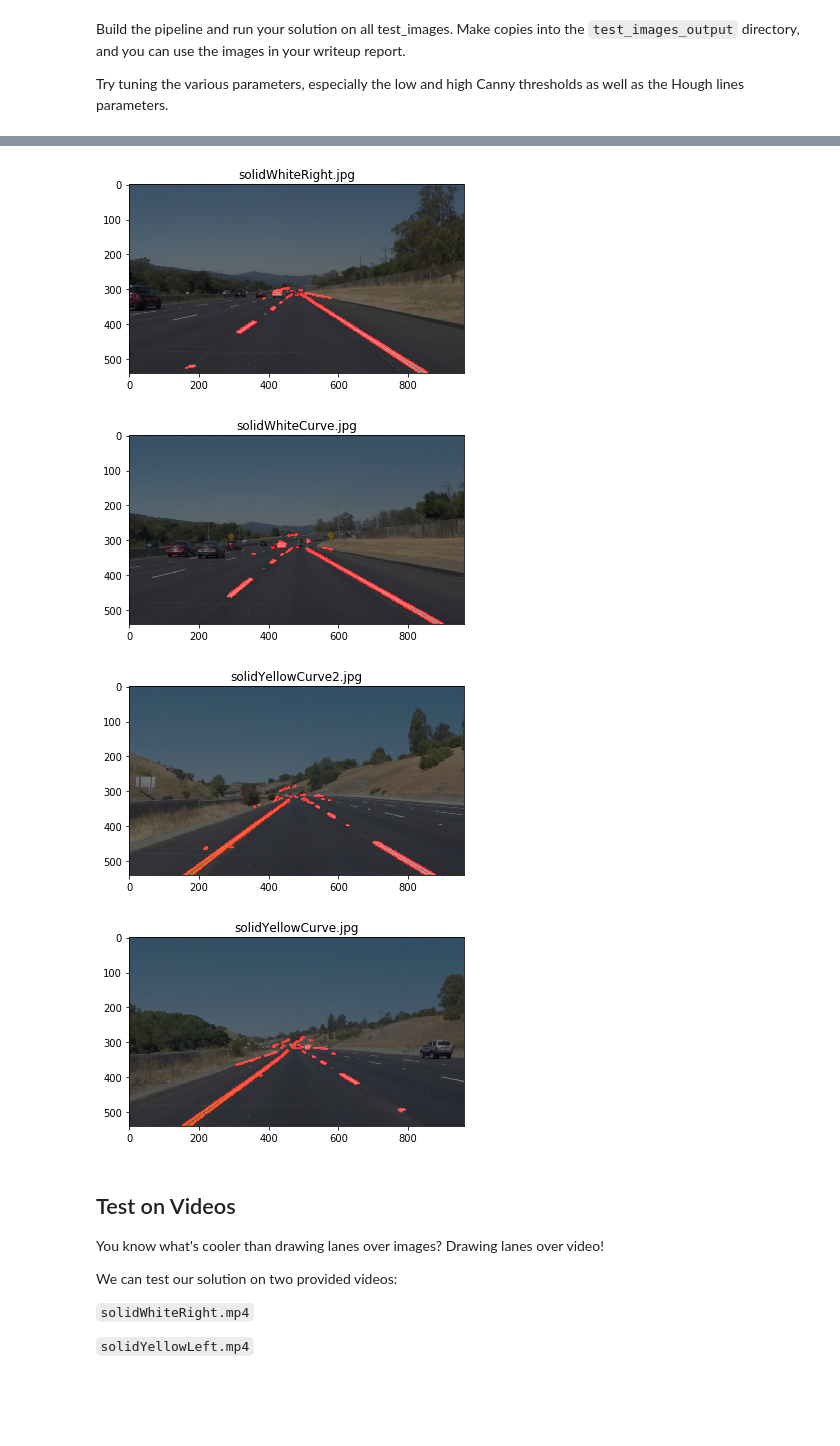
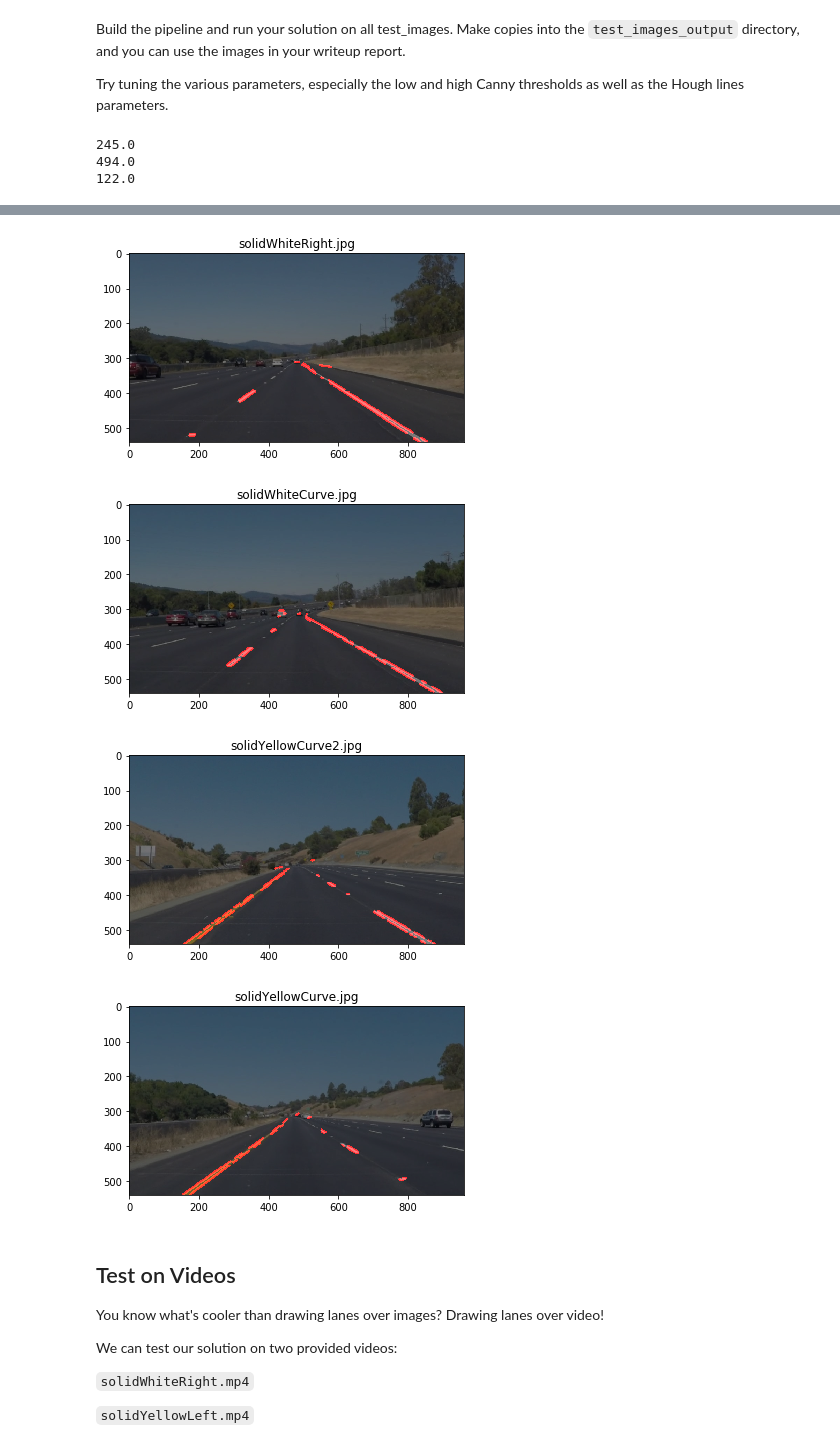
Before and after one commit to imayank/Finding-Lane-Lines-on-the-Road, a Jupyter notebook: P1.ipynb, the cells around one changed output, grey strips where cells are left out. Cells and saved outputs as stored; diff of their text form; code cells hidden in the pictures; blank space fills up the shorter version.

```diff
--- a/P1.ipynb
+++ b/P1.ipynb
@@ -254,9 +281,35 @@ os.listdir("test_images/")
 Build the pipeline and run your solution on all test_images. Make copies into the `test_images_output` directory, and you can use the images in your writeup report.
 
 Try tuning the various parameters, especially the low and high Canny thresholds as well as the Hough lines parameters.
+# %%
+ch = mpimg.imread("test_images/whiteCarLaneSwitch.jpg")
+gry = grayscale(ch)
+blr = gaussian_blur(gry,5)
+sobelx = cv2.Sobel(blr,cv2.CV_64F,1,0,ksize=3)
+sobely = cv2.Sobel(blr,cv2.CV_64F,0,1,ksize=3)
+grad = abs(sobelx)+abs(sobely)
+unique, counts = np.unique(grad.flatten(), return_counts=True)
+med = np.median(unique)
+print(med)
+print(np.max(unique))
+print(np.median(unique[unique<med]))
+# %% [output]
+245.0
+494.0
+122.0
 # %%
 # TODO: Build your pipeline that will draw lane lines on the test_images
 # then save them to the test_images_output directory.
+
+def get_threshold(blr_image):
+    sobelx = cv2.Sobel(blr_image,cv2.CV_64F,1,0,ksize=3)
+    sobely = cv2.Sobel(blr_image,cv2.CV_64F,0,1,ksize=3)
+    grad = abs(sobelx)+abs(sobely)
+    unique, counts = np.unique(grad.flatten(), return_counts=True)
+    high = np.median(unique)
+    low = np.median(unique[unique<high])
+    return low, high
+
 
 ### Main pipeline function for detecting lanes and drawing lane lines. If flag equals 'default' it will draw line segments
 ### Otherwise it will draw complete lines.
@@ -265,8 +318,9 @@ Try tuning the various parameters, especially the low and high Canny thresholds
 ### Other are HoughLine parameters
 def detect_lanes(test_img,vertices,rho,theta,threshold,min_line_len,max_line_gap,flag):
     gray = grayscale(test_img) # Convert to grayscale
-    blur_gray = gaussian_blur(gray,3) # Smooth the image using 3x3 gaussian filter
-    edges = canny(blur_gray,100,200) # Detecting edges in the blurred image, low_threshold=100, high_threshold=200
+    blur_gray = gaussian_blur(gray,7) # Smooth the image using 3x3 gaussian filter
+    low,high = get_threshold(blur_gray)
+    edges = canny(blur_gray,low,high) # Detecting edges in the blurred image, low_threshold=100, high_threshold=200
     masked_edges = region_of_interest(edges, vertices) # Consider edges only in region of interest
     # Draw lines using edges using hough transform
     line_image = hough_lines(masked_edges, rho=rho, theta=theta, threshold=threshold, min_line_len=min_line_len, max_line_gap=max_line_gap,flag=flag)
@@ -283,6 +337,6 @@ for image in os.listdir("test_images/"):
     ## Defining the region of interest as numpy array of vertices
     vertices = np.array([[(0,imshape[0]),(imshape[1]*0.5,imshape[0]*0.5), (imshape[1],imshape[0])]], dtype=np.int32)
     ## Detecting the line segments using the main pipeline function and various tuned HoughLine parameters
-    line_edges = detect_lanes(test_img,vertices,rho=1, theta=(np.pi)*1/180, threshold=10, min_line_len=5, max_line_gap=1,flag='default')
+    line_edges = detect_lanes(test_img,vertices,rho=5, theta=(np.pi)*3/180, threshold=10, min_line_len=5, max_line_gap=1,flag='default')
     cv2.imwrite("test_images_output/"+image,line_edges) # saving the image
 # %% [output]
@@ -291,7 +345,7 @@ for image in os.listdir("test_images/"):
-[figure, old version]
+[figure, new version]
-[figure, old version]
+[figure, new version]
-[figure, old version]
+[figure, new version]
-[figure, old version]
+[figure, new version]
 # %% [markdown]
 ## Test on Videos
 
```
Also changed, not shown: parts of 6 cells of this notebook, 9 other files.
